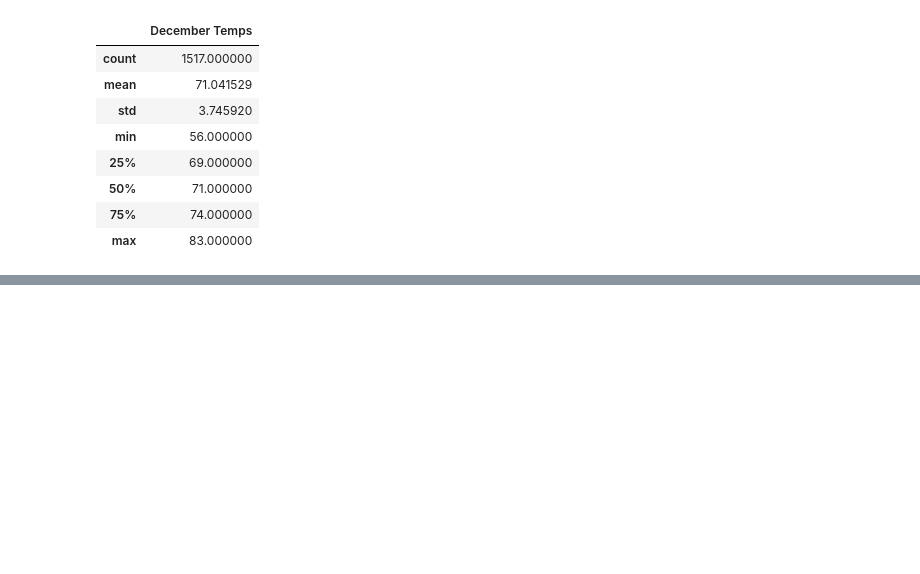
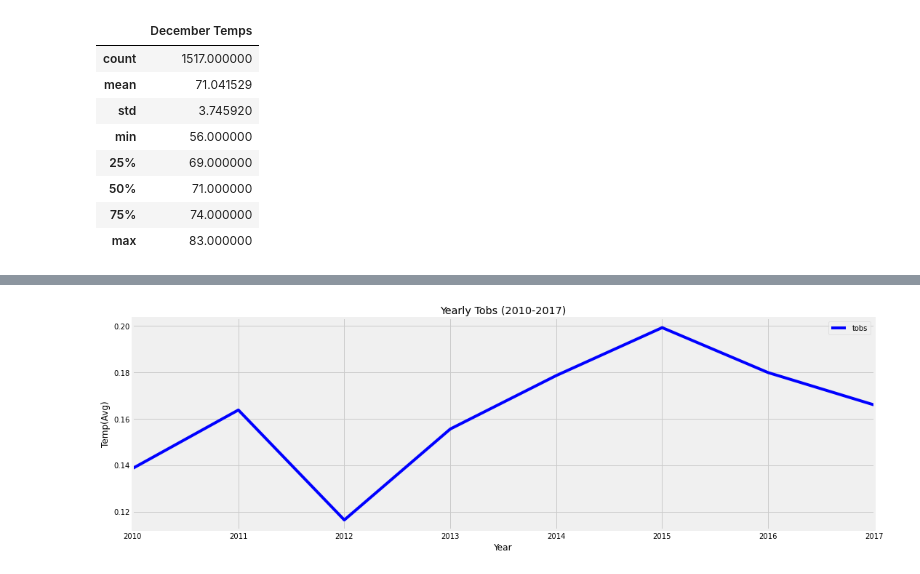
Before and after one commit to Lauramasonjar/Surfs_Up, a Jupyter notebook: SurfsUp_Challenge.ipynb, the cells around one changed output, grey strips where cells are left out. Cells and saved outputs as stored; diff of their text form; code cells hidden in the pictures; blank space fills up the shorter version.

```diff
--- a/SurfsUp_Challenge.ipynb
+++ b/SurfsUp_Challenge.ipynb
@@ -134,0 +235,12 @@ Month_dec_df.describe()
+# %%
+#Plot the results.
+tobs_df_index_year.plot(figsize=(15,5),c="blue")
+plt.title("Yearly Tobs (2010-2017)")
+plt.tight_layout()
+plt.xlabel('Year')
+plt.ylabel('Temp(Avg)')
+
+plt.savefig("PNG's\Yearly Index Tobs(2010-2017).png")
+plt.show()
+# %% [output]
+[figure, added]
```
Also changed, not shown: parts of 20 cells of this notebook.
